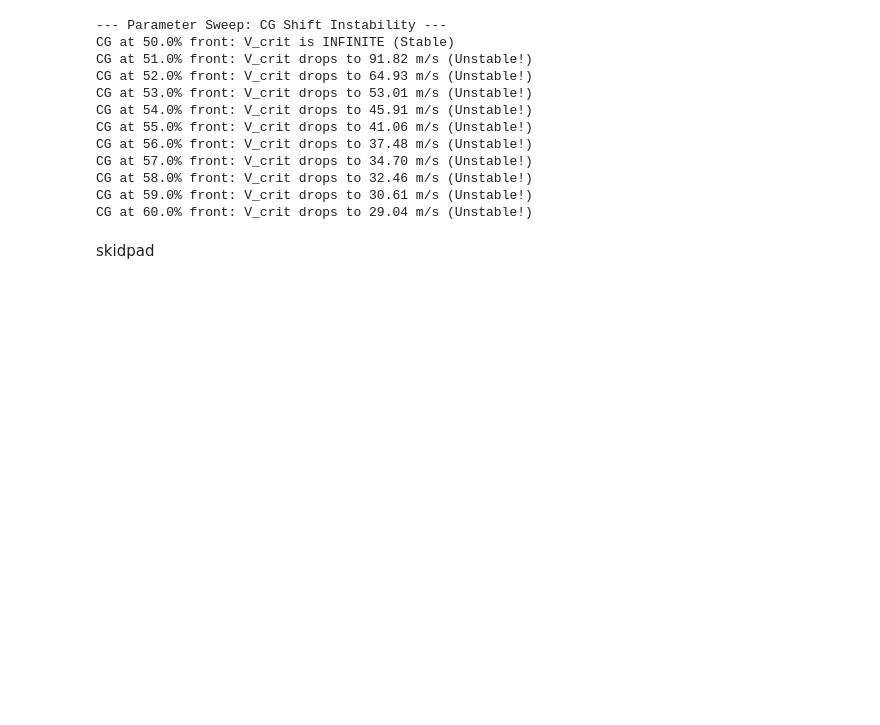
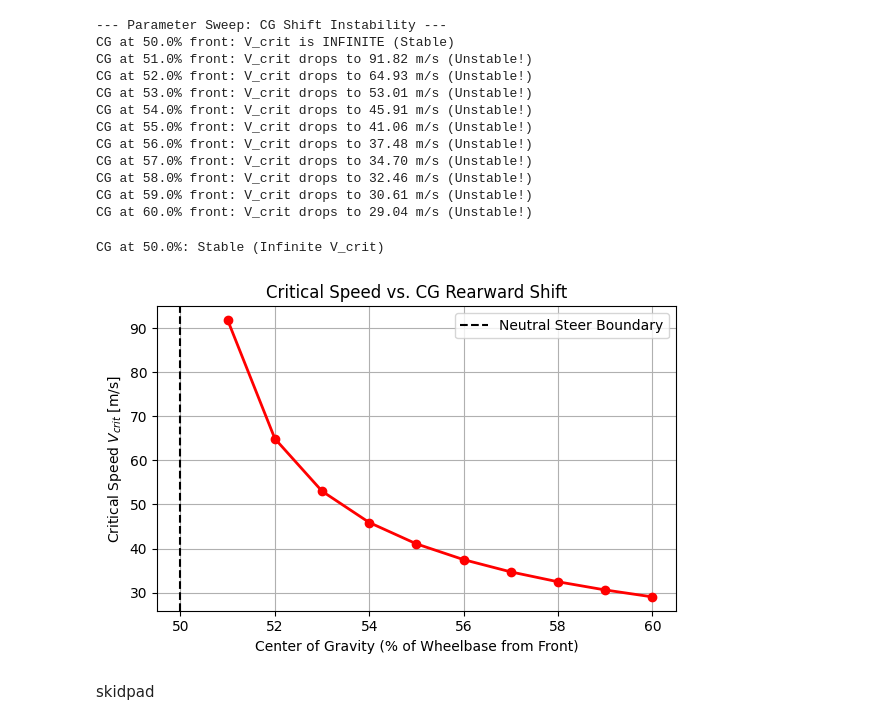
Before and after one commit to FightingPandas/formula-car-system-analysis, a Jupyter notebook: notebooks/EE547_final_analysis.ipynb, the cells around one changed output. Drawn from its saved outputs; the diff is of its cells as text; code cells hidden in the pictures; blank space fills up the shorter version.

```diff
--- a/notebooks/EE547_final_analysis.ipynb
+++ b/notebooks/EE547_final_analysis.ipynb
@@ -177,6 +178,48 @@ CG at 57.0% front: V_crit drops to 34.70 m/s (Unstable!)
 CG at 58.0% front: V_crit drops to 32.46 m/s (Unstable!)
 CG at 59.0% front: V_crit drops to 30.61 m/s (Unstable!)
 CG at 60.0% front: V_crit drops to 29.04 m/s (Unstable!)
+# %%
+## Plot the CG Shift Instability
+# Assuming m, L, C_alpha_f, C_alpha_r are already defined in your notebook from earlier cells
+
+cg_shifts = np.linspace(0.5, 0.6, 11)
+v_crits = []
+plot_shifts = []
+
+for shift in cg_shifts:
+    Lf_test = L * shift
+    Lr_test = L * (1.0 - shift)
+    moment_balance = C_alpha_f * Lf_test - C_alpha_r * Lr_test
+
+    if moment_balance <= 0:
+        # V_crit is infinite (stable). We skip appending this to keep the plot scale readable.
+        print(f"CG at {shift*100:.1f}%: Stable (Infinite V_crit)")
+    else:
+        v_crit = np.sqrt((C_alpha_f * C_alpha_r * L**2) / (m * moment_balance))
+        v_crits.append(v_crit)
+        plot_shifts.append(shift * 100) # Convert to percentage for the x-axis
+
+# Create the plot
+plt.figure(figsize=(6, 4))
+plt.plot(plot_shifts, v_crits, color='red', marker='o', linewidth=2)
+
+# Formatting
+plt.title('Critical Speed vs. CG Rearward Shift')
+plt.xlabel('Center of Gravity (% of Wheelbase from Front)')
+plt.ylabel('Critical Speed $V_{crit}$ [m/s]')
+plt.grid(True)
+
+# Add a visual cue for where the stability boundary is
+plt.axvline(x=50.0, color='black', linestyle='--', label='Neutral Steer Boundary')
+plt.legend()
+
+# Save the figure so you can upload it to Overleaf/LaTeX
+plt.tight_layout()
+plt.savefig('cg_shift_plot.png', dpi=300)
+plt.show()
+# %% [output]
+CG at 50.0%: Stable (Infinite V_crit)
+[figure, added]
 # %% [markdown]
 skidpad
 # %%
```
Also changed, not shown: parts of 15 cells of this notebook, 8 other files.
